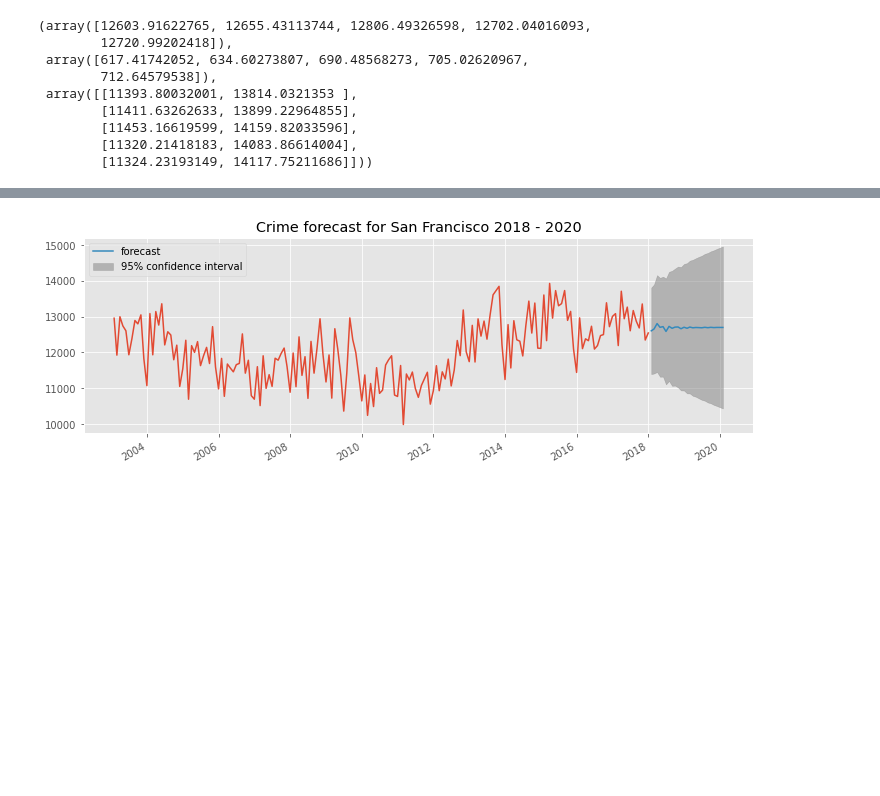
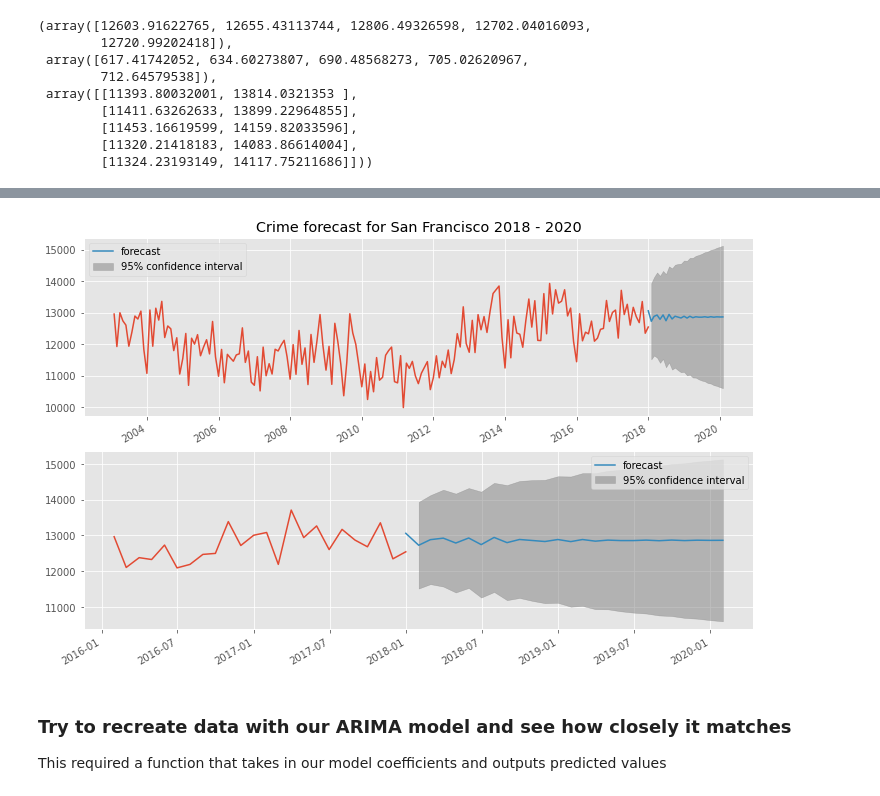
Before and after one commit to mkpetterson/sfcrime, a Jupyter notebook: notebooks/time_series_analysis.ipynb, the cells around one changed output, grey strips where cells are left out. Cells and saved outputs as stored; diff of their text form; code cells hidden in the pictures; blank space fills up the shorter version.

Commit message:
adding more arima

```diff
--- a/notebooks/time_series_analysis.ipynb
+++ b/notebooks/time_series_analysis.ipynb
@@ -342,18 +358,28 @@ crime_model.forecast(steps=5)
 # %%
 # Fit model to project crime into the future
-fig, ax = plt.subplots(1, figsize=(12,4))
+fig, axes = plt.subplots(2, figsize=(12,8))
+ax = axes[0]
 ax.plot(crime_data.index, crime_data)
 
 # Set fig = crime_model plot prediction method
-fig = crime_model.plot_predict('2018-01-01', '2020',
+fig = crime_model.plot_predict('2017-12-31', '2020',
                                 dynamic=True, ax=ax, # Plots in-sample forecast; not lagged
                                 plot_insample=False) # Not plotting Category feature
 ax.set_title("Crime forecast for San Francisco 2018 - 2020")
 ax.legend(loc='upper left')
 
-plt.savefig('../data/images/crime_forecast.png', bbox_inches='tight', dpi=250)
+ax = axes[1]
+ax.plot(crime_data['2016':].index, crime_data['2016':])
+fig = crime_model.plot_predict('2017-12-31', '2020',
+                                dynamic=True, ax=ax, # Plots in-sample forecast; not lagged
+                                plot_insample=False) # Not plotting Category feature
+
+#plt.savefig('../data/images/crime_forecast.png', bbox_inches='tight', dpi=250)
 # %% [output]
-[figure, old version]
+[figure, new version]
+# %% [markdown]
+### Try to recreate data with our ARIMA model and see how closely it matches
+This required a function that takes in our model coefficients and outputs predicted values
 # %%
 # Simulate data and see if it can recreate our crime trends
 # http://numpy-discussion.10968.n7.nabble.com/simulate-AR-td8236.html
```
Also changed, not shown: parts of 4 cells of this notebook, 1 other file.
